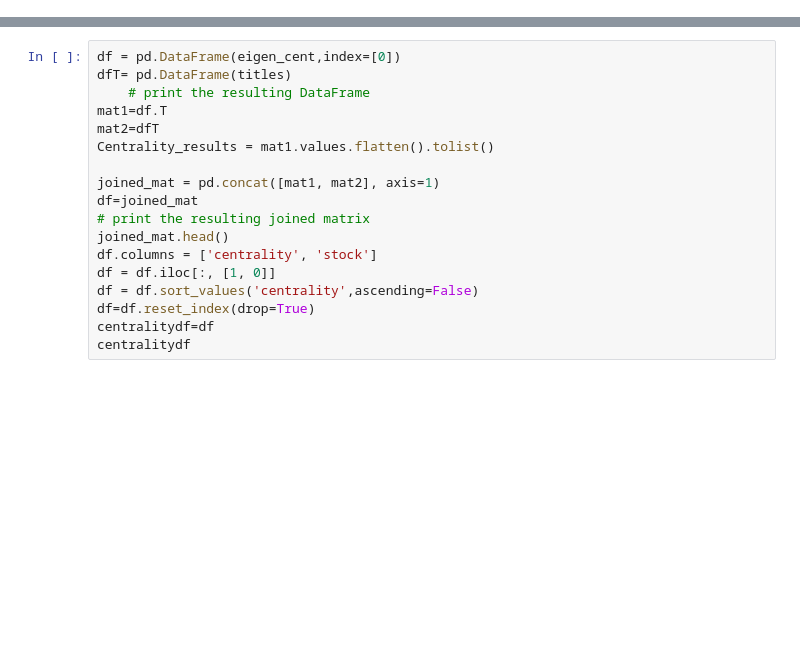
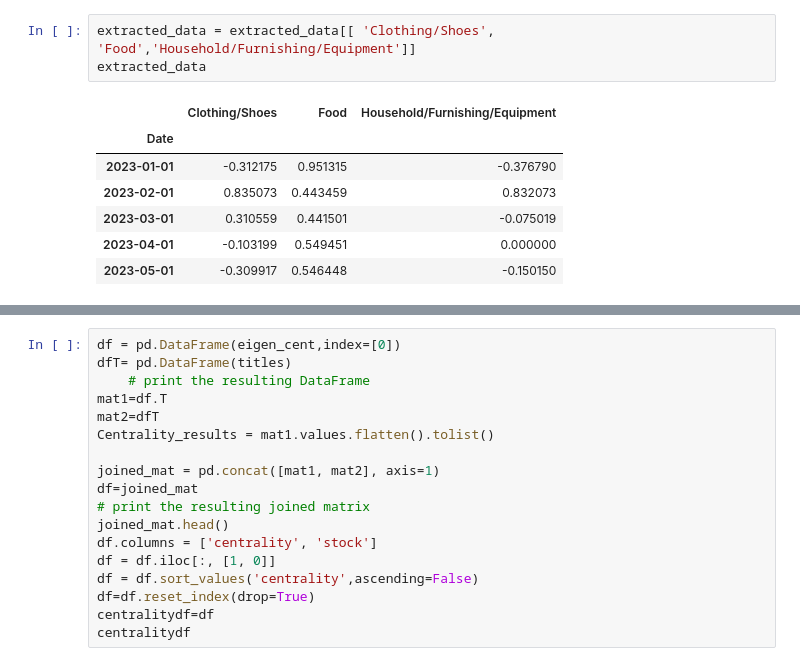
Before and after one commit to WilliamClintC/BOC-CPI-Mapper, a Jupyter notebook: real project files/Processed.ipynb, the cells around one changed output, grey strips where cells are left out. Cells and saved outputs as stored; diff of their text form; blank space fills up the shorter version.

```diff
--- a/real project files/Processed.ipynb
+++ b/real project files/Processed.ipynb
@@ -58,6 +58,17 @@ extracted_data
 | 2023-03-01 | 0.693703 | 0.310559 | 0.441501 | 0.557880 | -0.075019 | 0.482703 | ... |
 | 2023-04-01 | 0.211977 | -0.103199 | 0.549451 | 0.554785 | 0.000000 | 0.880705 | ... |
 | 2023-05-01 | 0.370175 | -0.309917 | 0.546448 | 0.482759 | -0.150150 | 0.555556 | ... |
+# %%
+extracted_data = extracted_data[[ 'Clothing/Shoes', 'Food','Household/Furnishing/Equipment']]
+extracted_data
+# %% [output]
+|  | Clothing/Shoes | Food | Household/Furnishing/Equipment |
+| Date |  |  |  |
+| 2023-01-01 | -0.312175 | 0.951315 | -0.376790 |
+| 2023-02-01 | 0.835073 | 0.443459 | 0.832073 |
+| 2023-03-01 | 0.310559 | 0.441501 | -0.075019 |
+| 2023-04-01 | -0.103199 | 0.549451 | 0.000000 |
+| 2023-05-01 | -0.309917 | 0.546448 | -0.150150 |
 # %%
 import seaborn as sns
 import matplotlib.pyplot as plt
```
Also changed, not shown: parts of 2 cells of this notebook, 1 other file.
